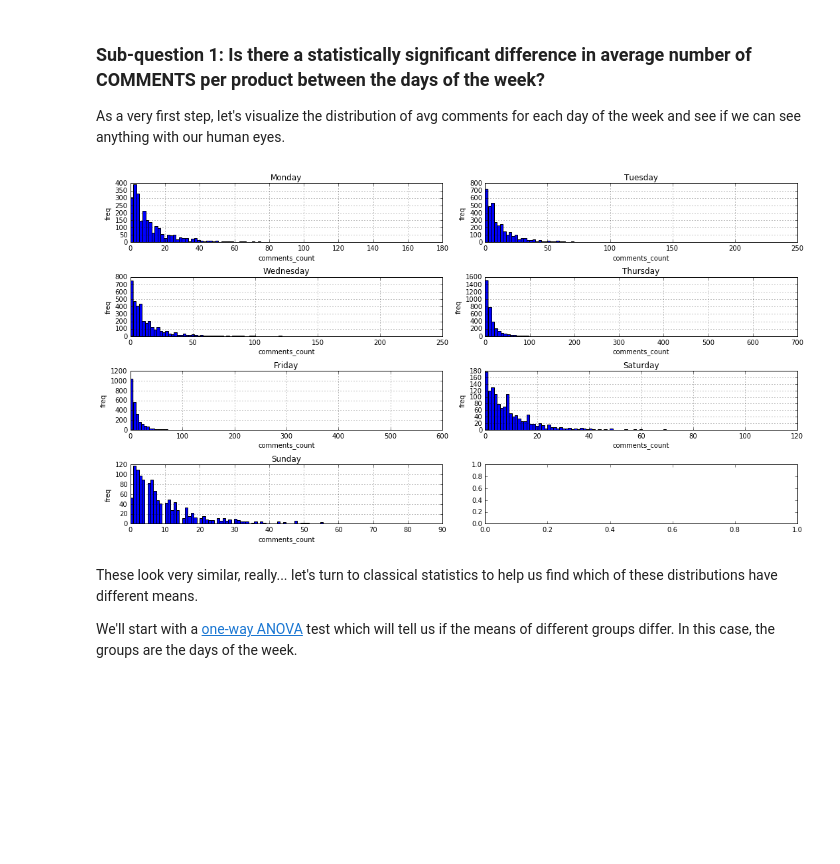
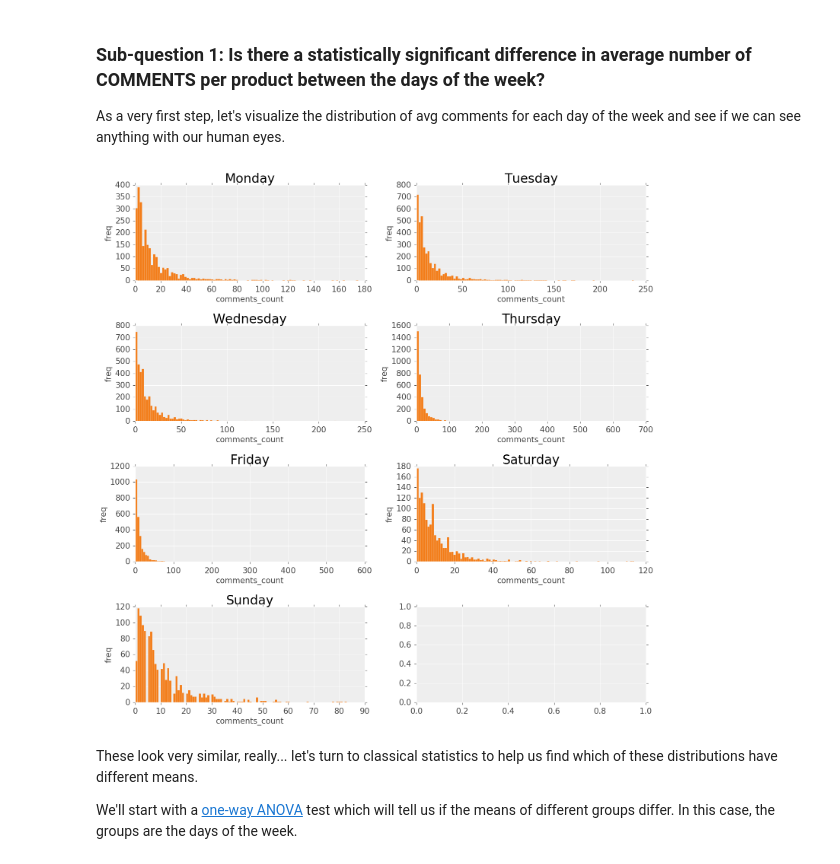
Before and after one commit to acu192/analysis-producthunt, a Jupyter notebook: ProductHunt Analysis (part 1).ipynb, the cells around one changed output. Saved outputs shown, nothing was run; the diff lists cells and outputs as text; code cells hidden in the pictures; blank space fills up the shorter version.

```diff
--- a/ProductHunt Analysis (part 1).ipynb
+++ b/ProductHunt Analysis (part 1).ipynb
@@ -47,7 +47,14 @@ from graphviz import Digraph, Graph
 
 from IPython.display import Image
 
+import matplotlib
+import matplotlib.pyplot as plt
 %matplotlib inline
+
+if 'galvanize' in plt.style.available:
+    plt.style.use('galvanize')
+else:
+    print 'Forgoing the galvanize matplotlib style...'
 # %% [markdown]
 We will be _good_ Data Scientists (Statisticians) and set our alpha cutoff level before beginning our experimentations. We'll set a low alpha cutoff because we really don't want type-I errors (false positives).
 # %%
@@ -117,20 +124,22 @@ That's all well-and-good. Looks like there might be some interesting differences
 
 As a very first step, let's visualize the distribution of avg comments for each day of the week and see if we can see anything with our human eyes.
 # %%
-def plot_group_distributions(posts, group_column, group_column_values, response_column):
-    fig, axes = plt.subplots((len(group_column_values)+1)/2, 2, figsize=(15, 8))
+def plot_group_distributions(posts, group_column, group_column_values, response_column, **fig_kwargs):
+    if 'figsize' not in fig_kwargs:
+        fig_kwargs['figsize'] = (15, 15)
+    fig, axes = plt.subplots((len(group_column_values)+1)/2, 2, **fig_kwargs)
     for group, ax in zip(group_column_values, axes.flatten()):
         ax.set_title(group)
         posts[posts[group_column] == group][response_column].hist(bins=100, ax = ax)
         ax.set_ylabel('freq')
         ax.set_xlabel(response_column)
         #ax.set_xlim(0, 100)
     fig.tight_layout()
 
 days = ['Monday', 'Tuesday', 'Wednesday', 'Thursday', 'Friday', 'Saturday', 'Sunday']
 plot_group_distributions(posts, 'day', days, 'comments_count')
 # %% [output]
-[figure, old version]
+[figure, new version]
 # %% [markdown]
 These look very similar, really... let's turn to classical statistics to help us find which of these distributions have different means.
 
```
Also changed, not shown: parts of 7 cells of this notebook.
